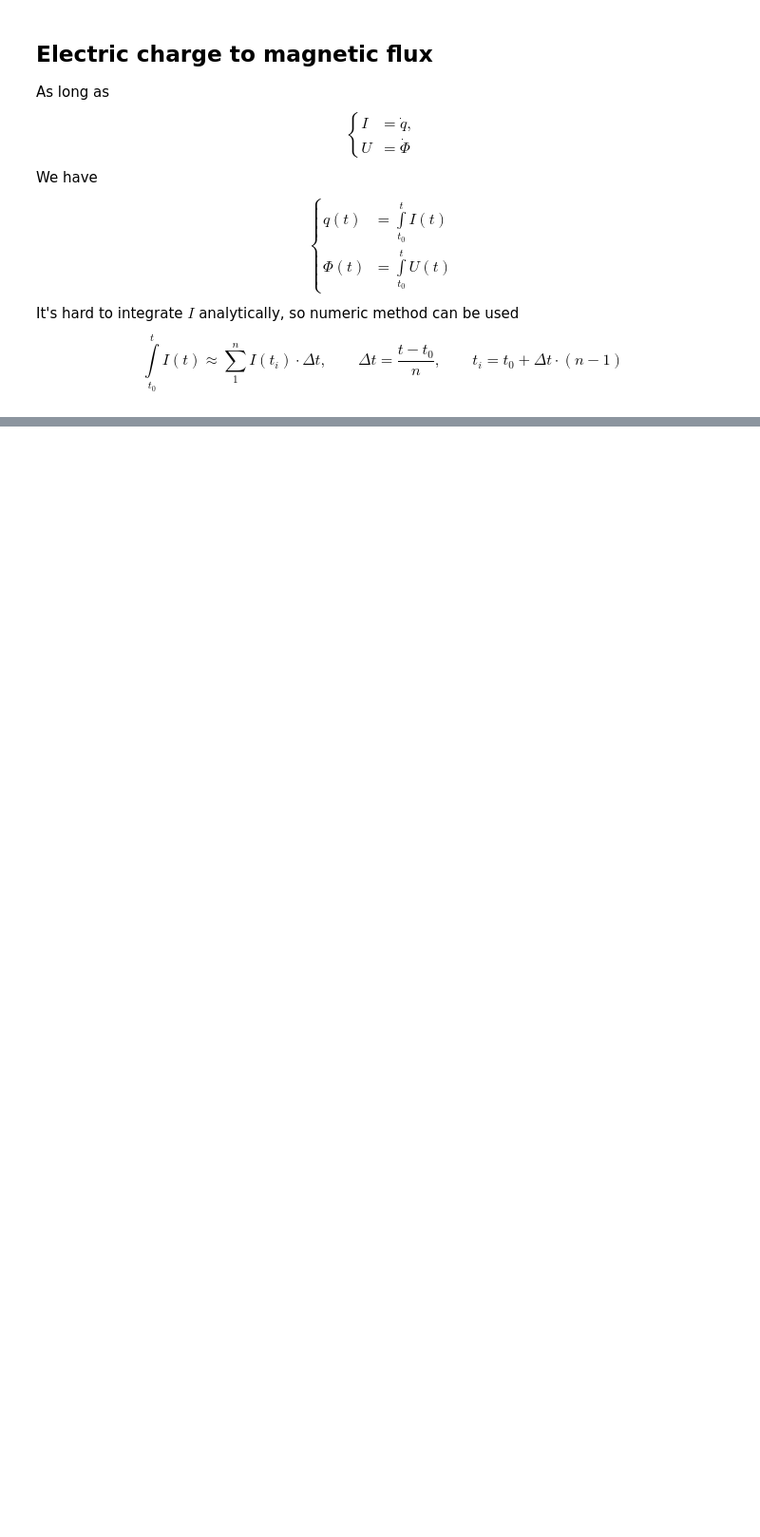
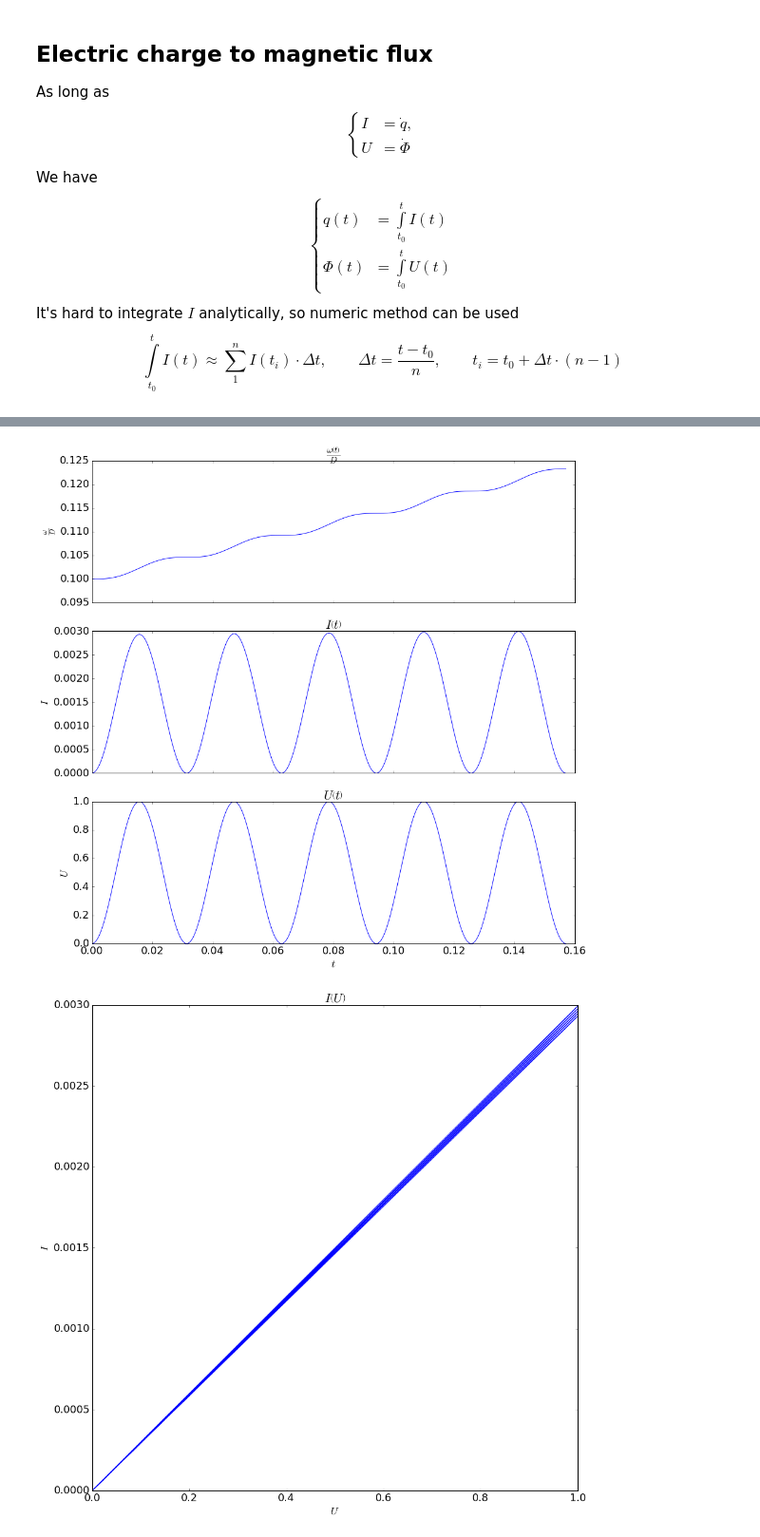
Before and after one commit to char-lie/physical-informatics, a Jupyter notebook: Lab5/lab5.ipynb, the cells around one changed output, grey strips where cells are left out. Shown at 95% size. Saved outputs shown, nothing was run; the diff lists cells and outputs as text; code cells hidden in the pictures; blank space fills up the shorter version.

```diff
--- a/Lab5/lab5.ipynb
+++ b/Lab5/lab5.ipynb
@@ -200,0 +226,7 @@ m.task3(plt, 1000, 5)
+# %%
+m_sin_sqr2.task1(plt, 1000, 5)
+m_sin_sqr2.task2(plt, 1000, 5)
+m_sin_sqr2.task3(plt, 1000, 5)
+# %% [output]
+[figure, added]
+[figure, added]
```
Also changed, not shown: parts of 9 cells of this notebook.
